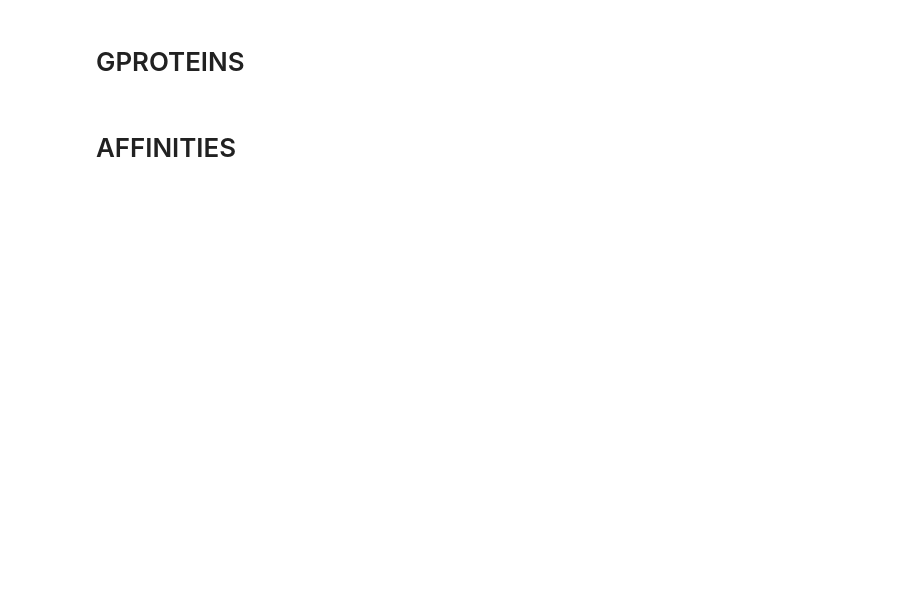
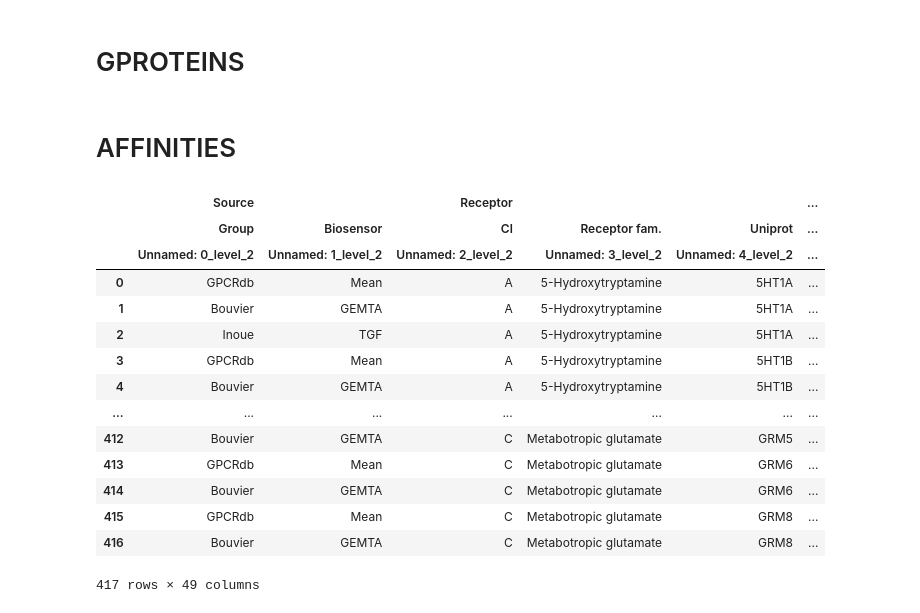
Before and after one commit to flurinh/mt, a Jupyter notebook: CifProcessor.ipynb, the cells around one changed output. Cells and saved outputs as stored; diff of their text form; code cells hidden in the pictures; blank space fills up the shorter version.

```diff
--- a/CifProcessor.ipynb
+++ b/CifProcessor.ipynb
@@ -682,4 +703,6 @@ request = ''
 # %% [markdown]
 # AFFINITIES
 # %%
-affinities_table = 'data/affinities.'
+affinities_table = 'data/couplings/'
+aff_sub = affinities_table + 'subtypes_coupling.xlsx'
+aff_fam = affinities_table + 'families_coupling.xlsx'
@@ -685,0 +712,20 @@ affinities_table = 'data/affinities.'
+# %%
+df_sub = pd.read_excel(aff_sub, header=[0,1,2], index_col=None)
+# %%
+df_sub
+# %% [output]
+|  | Source |  | Receptor |  |  | ... |
+|  | Group | Biosensor | Cl | Receptor fam. | Uniprot | ... |
+|  | Unnamed: 0_level_2 | Unnamed: 1_level_2 | Unnamed: 2_level_2 | Unnamed: 3_level_2 | Unnamed: 4_level_2 | ... |
+| 0 | GPCRdb | Mean | A | 5-Hydroxytryptamine | 5HT1A | ... |
+| 1 | Bouvier | GEMTA | A | 5-Hydroxytryptamine | 5HT1A | ... |
+| 2 | Inoue | TGF | A | 5-Hydroxytryptamine | 5HT1A | ... |
+| 3 | GPCRdb | Mean | A | 5-Hydroxytryptamine | 5HT1B | ... |
+| 4 | Bouvier | GEMTA | A | 5-Hydroxytryptamine | 5HT1B | ... |
+| ... | ... | ... | ... | ... | ... | ... |
+| 412 | Bouvier | GEMTA | C | Metabotropic glutamate | GRM5 | ... |
+| 413 | GPCRdb | Mean | C | Metabotropic glutamate | GRM6 | ... |
+| 414 | Bouvier | GEMTA | C | Metabotropic glutamate | GRM6 | ... |
+| 415 | GPCRdb | Mean | C | Metabotropic glutamate | GRM8 | ... |
+| 416 | Bouvier | GEMTA | C | Metabotropic glutamate | GRM8 | ... |
+417 rows × 49 columns
```
Also changed, not shown: parts of 51 cells of this notebook, 1 other file.
